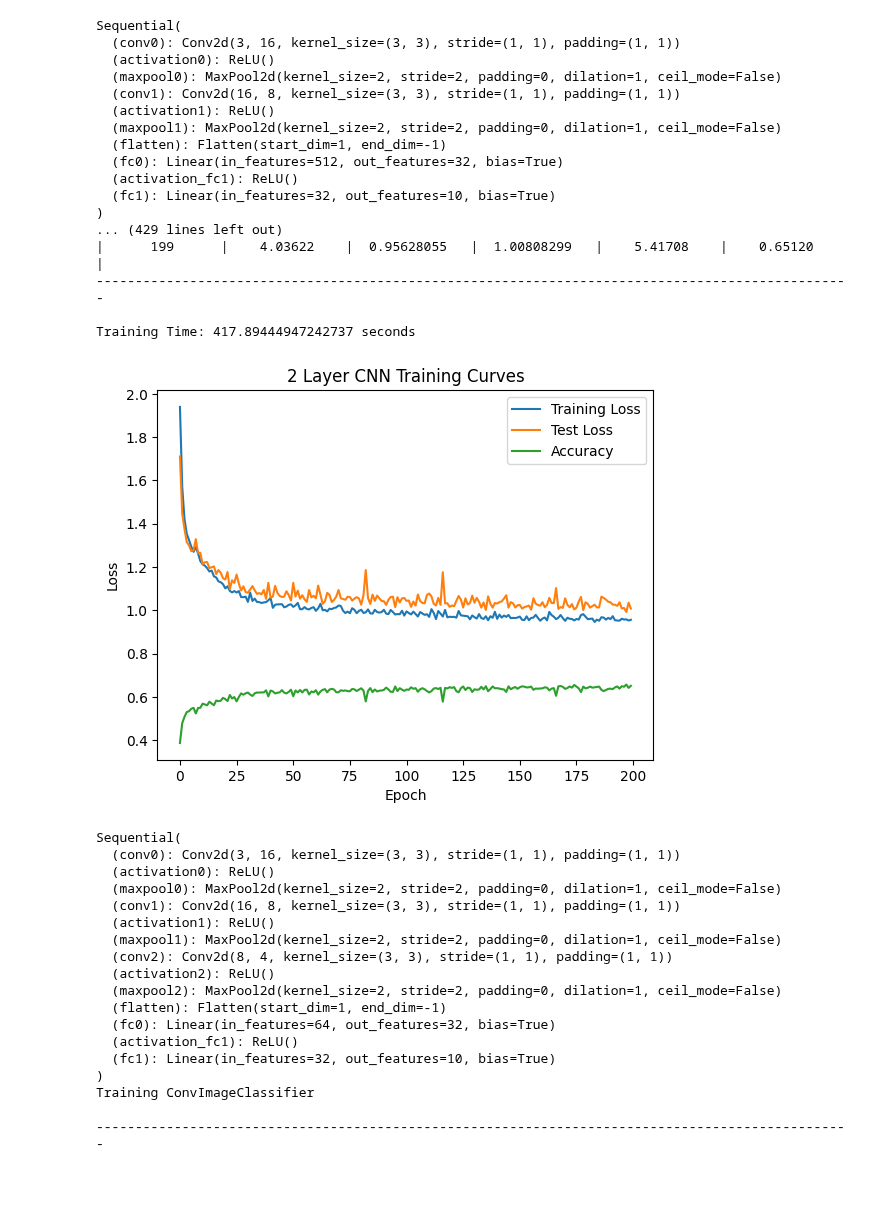
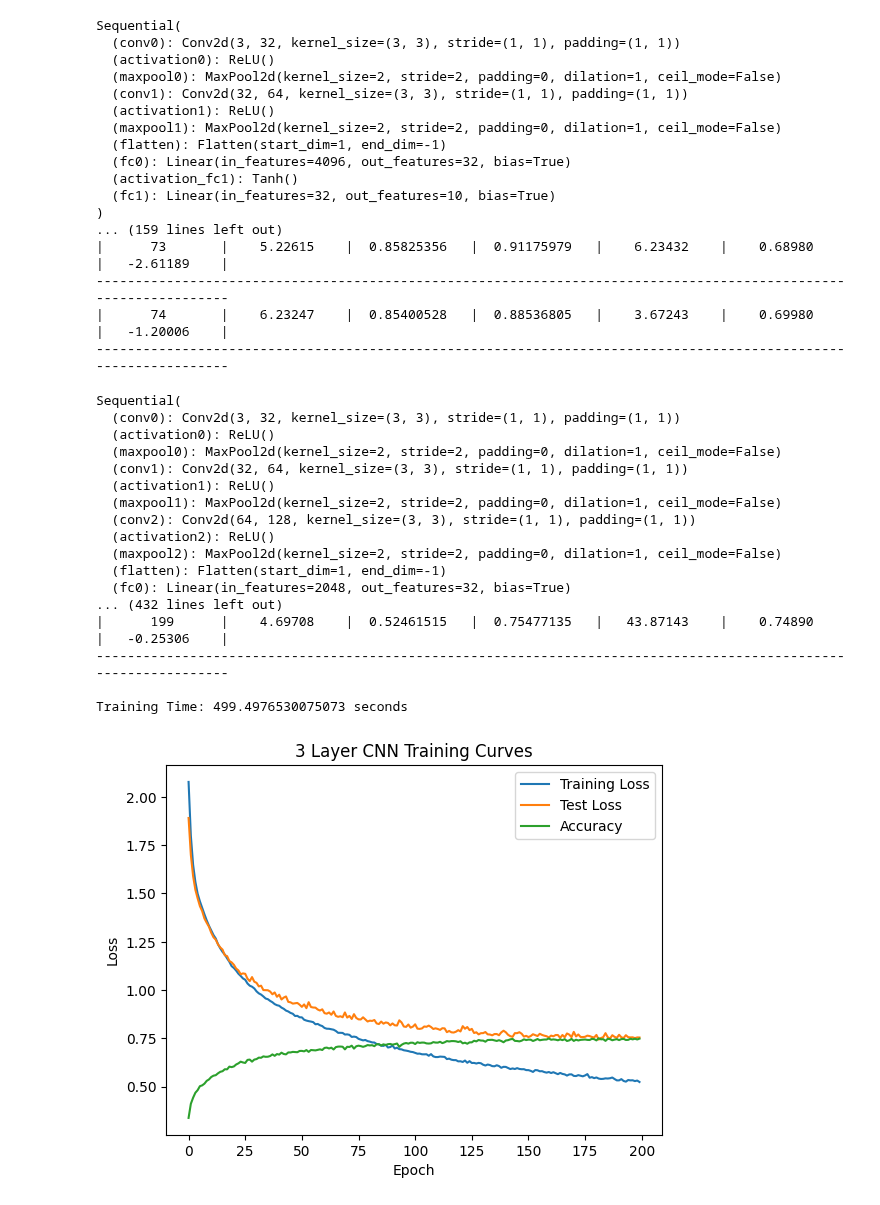
Before and after one commit to jaskinkabir/Intro_ML, a Jupyter notebook: HM7/HM7.ipynb, the cells around one changed output. Drawn from its saved outputs; the diff is of its cells as text; code cells hidden in the pictures.

Commit message:
Halfway through training 1a

```diff
--- a/HM7/HM7.ipynb
+++ b/HM7/HM7.ipynb
@@ -103,7 +103,7 @@ class ConvImageClassifier(Classifier):
         self.stack.add_module(f'fc0', nn.Linear(conv_out**2*conv_layers[-1], fc_layers[0]))
 
         for i in range(1, len(fc_layers)):
-            self.stack.add_module(f'activation_fc{i}', activation())
+            self.stack.add_module(f'activation_fc{i}', nn.Tanh())
             self.stack.add_module(f'fc{i}', nn.Linear(fc_layers[i-1], fc_layers[i]))
 
     def forward(self, x):
@@ -131,12 +131,12 @@ class ConvImageClassifier(Classifier):
 
         cell_width = 15
         header_form_spec = f'^{cell_width}'
-        header_string = f"|{'Epoch':{header_form_spec}}|{'Epoch Time (s)':{header_form_spec}}|{'Training Loss':{header_form_spec}}|{'Test Loss ':{header_form_spec}}|{'Overfit (%)':{header_form_spec}}|{'Accuracy (%)':{header_form_spec}}|"
-        divider_string = '-'*(cell_width*6 + 7)
+        header_string = f"|{'Epoch':{header_form_spec}}|{'Epoch Time (s)':{header_form_spec}}|{'Training Loss':{header_form_spec}}|{'Test Loss ':{header_form_spec}}|{'Overfit (%)':{header_form_spec}}|{'Accuracy (%)':{header_form_spec}}|{'D Accuracy (%)':{header_form_spec}}|"
+        divider_string = '-'*(cell_width*7 + 8)
         if print_epoch:
             print(f'Training {self.__class__.__name__}\n')
             print(divider_string)
-
+        max_accuracy = 0
         for epoch in range(epochs):
             begin_epoch = time.time()
             self.train()
@@ -180,7 +180,10 @@ class ConvImageClassifier(Classifier):
                     print(divider_string)
                 epoch_duration = end_epoch - begin_epoch
                 overfit = 100 * (test_loss - train_loss) / train_loss
-                print(f"|{epoch:^{cell_width}}|{epoch_duration:^{cell_width}.5f}|{train_loss:^{cell_width}.8f}|{test_loss:^{cell_width}.8f}|{overfit:^{cell_width}.5f}|{accuracy:^{cell_width}.5f}|")
+                d_accuracy = 100 * (accuracy - max_accuracy) / max_accuracy
+                if accuracy > max_accuracy:
+                    max_accuracy = accuracy
+                print(f"|{epoch:^{cell_width}}|{epoch_duration:^{cell_width}.5f}|{train_loss:^{cell_width}.8f}|{test_loss:^{cell_width}.8f}|{overfit:^{cell_width}.5f}|{accuracy:^{cell_width}.5f}|{d_accuracy:^{cell_width}.5f}|")
                 print(divider_string)
 
         print(f'\nTraining Time: {training_time} seconds\n')
@@ -199,6 +202,13 @@ class ConvImageClassifier(Classifier):
         plt.legend()
         plt.show()
 # %%
+try:
+    del train_loader
+    del test_loader
+    del model_1a
+    del model_1b
+except:
+    pass
 
 workers = 16
 cifar10_train = datasets.CIFAR10(data_path, train=True, download=dl, transform=transform)
@@ -218,7 +228,7 @@ test_loader = DataLoader(cifar10_test, batch_size=len(cifar10_test), shuffle=Tru
 
 model_1a = ConvImageClassifier(
     input_dim = 32,
-    conv_layers=[16, 8],
+    conv_layers=[32, 64],
     fc_layers=[32, 10],
     activation=nn.ReLU
 ).to(device=device)
@@ -231,7 +241,7 @@ model_1a.train_model(
     test_loader=test_loader,
     loss_fn=nn.CrossEntropyLoss(),
     optimizer=torch.optim.Adam,
-    optimizer_kwargs={'lr': 1e-2, 'weight_decay': 1e-2},
+    optimizer_kwargs={'lr': 8e-3, 'weight_decay': 1e-2},
     print_epoch=1,
     header_epoch=15
 )
@@ -244,25 +254,32 @@ del cifar10_test
 model_1a.plot_training("2 Layer CNN Training Curves")
 # %% [output]
 Sequential(
-  (conv0): Conv2d(3, 16, kernel_size=(3, 3), stride=(1, 1), padding=(1, 1))
+  (conv0): Conv2d(3, 32, kernel_size=(3, 3), stride=(1, 1), padding=(1, 1))
   (activation0): ReLU()
   (maxpool0): MaxPool2d(kernel_size=2, stride=2, padding=0, dilation=1, ceil_mode=False)
-  (conv1): Conv2d(16, 8, kernel_size=(3, 3), stride=(1, 1), padding=(1, 1))
+  (conv1): Conv2d(32, 64, kernel_size=(3, 3), stride=(1, 1), padding=(1, 1))
   (activation1): ReLU()
   (maxpool1): MaxPool2d(kernel_size=2, stride=2, padding=0, dilation=1, ceil_mode=False)
   (flatten): Flatten(start_dim=1, end_dim=-1)
-  (fc0): Linear(in_features=512, out_features=32, bias=True)
-  (activation_fc1): ReLU()
+  (fc0): Linear(in_features=4096, out_features=32, bias=True)
+  (activation_fc1): Tanh()
   (fc1): Linear(in_features=32, out_features=10, bias=True)
 )
-... (429 lines left out)
-|      199      |    4.03622    |  0.95628055   |  1.00808299   |    5.41708    |    0.65120    |
--------------------------------------------------------------------------------------------------
-
-Training Time: 417.89444947242737 seconds
+... (159 lines left out)
+|      73       |    5.22615    |  0.85825356   |  0.91175979   |    6.23432    |    0.68980    |   -2.61189    |
+-----------------------------------------------------------------------------------------------------------------
+|      74       |    6.23247    |  0.85400528   |  0.88536805   |    3.67243    |    0.69980    |   -1.20006    |
+-----------------------------------------------------------------------------------------------------------------
-[figure, removed]
 # %%
 workers = 16
+
+# Deal with loaders sticking around after interrupting training
+try:
+    del train_loader
+    del test_loader
+    del model_1b
+except:
+    pass
 
 
 cifar10_train = datasets.CIFAR10(data_path, train=True, download=dl, transform=transform)
@@ -278,42 +295,42 @@ train_loader = DataLoader(
 test_loader = DataLoader(cifar10_test, batch_size=len(cifar10_test), shuffle=True, num_workers=workers, pin_memory=True, prefetch_factor=4)
 
 model_1b = ConvImageClassifier(
     input_dim = 32,
-    conv_layers=[16, 8, 4],
+    conv_layers=[32, 64, 128],
     fc_layers=[32, 10],
     activation=nn.ReLU
 ).to(device=device)
 
 print(model_1b.stack)
 
 model_1b.train_model(
     epochs=200,
     train_loader=train_loader,
     test_loader=test_loader,
     optimizer = torch.optim.Adam,
-    optimizer_kwargs={'lr': 1e-2, 'weight_decay': 1e-2},
+    optimizer_kwargs={'lr': 3e-4, 'weight_decay': 1e-2}, #Increase alpha to 2 next time
     loss_fn=nn.CrossEntropyLoss(),
     print_epoch=1
 )
 del train_loader
 del test_loader
-model_1a.plot_training("3 Layer CNN Training Curves")
+model_1b.plot_training("3 Layer CNN Training Curves")
 # %% [output]
 Sequential(
-  (conv0): Conv2d(3, 16, kernel_size=(3, 3), stride=(1, 1), padding=(1, 1))
+  (conv0): Conv2d(3, 32, kernel_size=(3, 3), stride=(1, 1), padding=(1, 1))
   (activation0): ReLU()
   (maxpool0): MaxPool2d(kernel_size=2, stride=2, padding=0, dilation=1, ceil_mode=False)
-  (conv1): Conv2d(16, 8, kernel_size=(3, 3), stride=(1, 1), padding=(1, 1))
+  (conv1): Conv2d(32, 64, kernel_size=(3, 3), stride=(1, 1), padding=(1, 1))
   (activation1): ReLU()
   (maxpool1): MaxPool2d(kernel_size=2, stride=2, padding=0, dilation=1, ceil_mode=False)
-  (conv2): Conv2d(8, 4, kernel_size=(3, 3), stride=(1, 1), padding=(1, 1))
+  (conv2): Conv2d(64, 128, kernel_size=(3, 3), stride=(1, 1), padding=(1, 1))
   (activation2): ReLU()
   (maxpool2): MaxPool2d(kernel_size=2, stride=2, padding=0, dilation=1, ceil_mode=False)
   (flatten): Flatten(start_dim=1, end_dim=-1)
-  (fc0): Linear(in_features=64, out_features=32, bias=True)
-  (activation_fc1): ReLU()
-  (fc1): Linear(in_features=32, out_features=10, bias=True)
-)
-Training ConvImageClassifier
+  (fc0): Linear(in_features=2048, out_features=32, bias=True)
+... (432 lines left out)
+|      199      |    4.69708    |  0.52461515   |  0.75477135   |   43.87143    |    0.74890    |   -0.25306    |
+-----------------------------------------------------------------------------------------------------------------
 
--------------------------------------------------------------------------------------------------
+Training Time: 499.4976530075073 seconds
+[figure, added]
```
Also changed, not shown: parts of 1 cell of this notebook.
